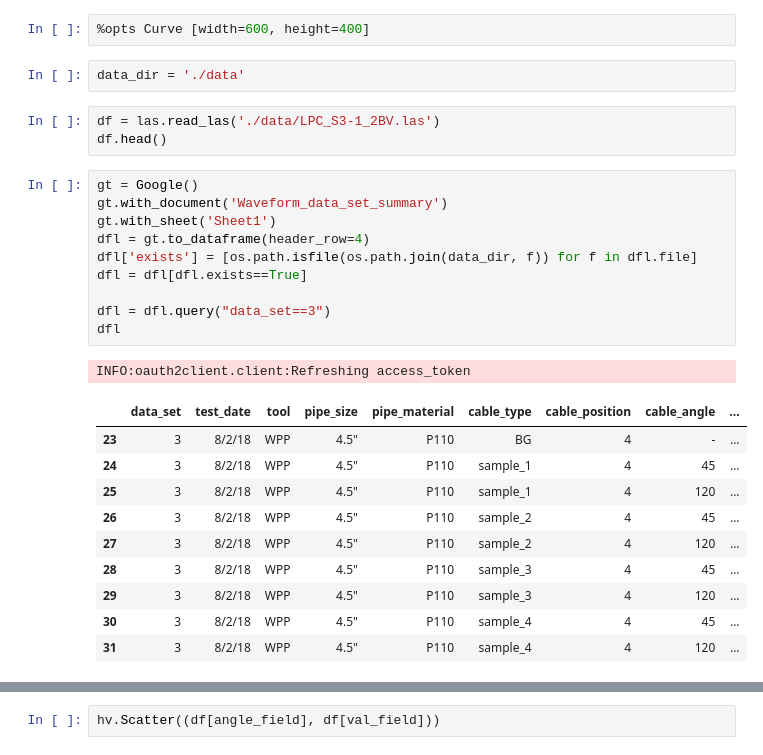
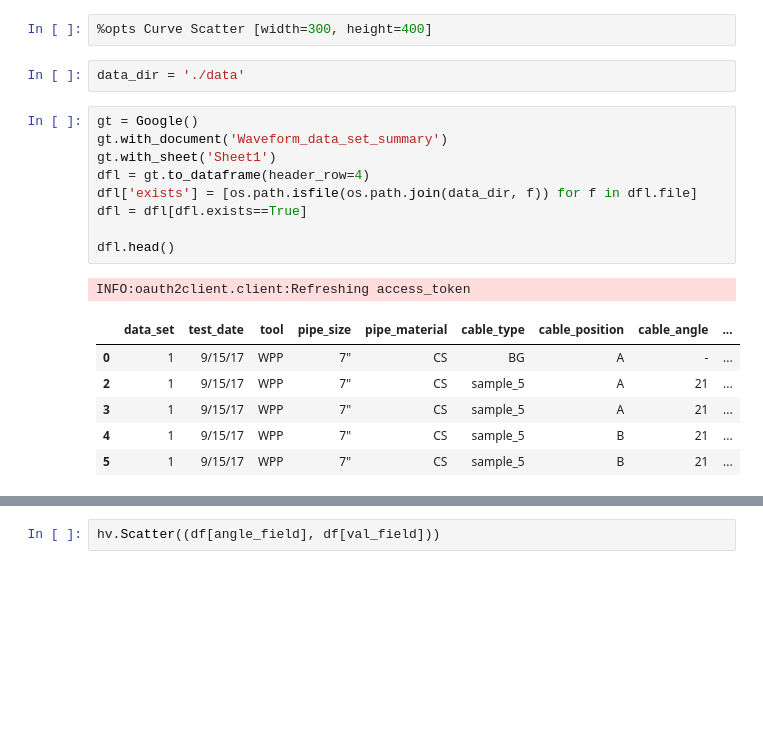
Before and after one commit to robdmc/braket_cable_angle, a Jupyter notebook: curve_shape/parser_dev.ipynb, the cells around one changed output, grey strips where cells are left out. Cells and saved outputs as stored; diff of their text form; blank space fills up the shorter version.

```diff
--- a/curve_shape/parser_dev.ipynb
+++ b/curve_shape/parser_dev.ipynb
@@ -17,31 +18,23 @@ warnings.filterwarnings("ignore")
 [interactive output not drawn]
 [interactive output not drawn]
 # %%
-%opts Curve [width=600, height=400]
+%opts Curve Scatter [width=300, height=400]
 # %%
 data_dir = './data'
-# %%
-df = las.read_las('./data/LPC_S3-1_2BV.las')
-df.head()
 # %%
 gt = Google()
 gt.with_document('Waveform_data_set_summary')
 gt.with_sheet('Sheet1')
 dfl = gt.to_dataframe(header_row=4)
 dfl['exists'] = [os.path.isfile(os.path.join(data_dir, f)) for f in dfl.file]
 dfl = dfl[dfl.exists==True]
 
-dfl = dfl.query("data_set==3")
-dfl
+dfl.head()
 # %% [output]
 INFO:oauth2client.client:Refreshing access_token
 |  | data_set | test_date | tool | pipe_size | pipe_material | cable_type | cable_position | cable_angle | ... |
-| 23 | 3 | 8/2/18 | WPP | 4.5" | P110 | BG | 4 | - | ... |
-| 24 | 3 | 8/2/18 | WPP | 4.5" | P110 | sample_1 | 4 | 45 | ... |
-| 25 | 3 | 8/2/18 | WPP | 4.5" | P110 | sample_1 | 4 | 120 | ... |
-| 26 | 3 | 8/2/18 | WPP | 4.5" | P110 | sample_2 | 4 | 45 | ... |
-| 27 | 3 | 8/2/18 | WPP | 4.5" | P110 | sample_2 | 4 | 120 | ... |
-| 28 | 3 | 8/2/18 | WPP | 4.5" | P110 | sample_3 | 4 | 45 | ... |
-| 29 | 3 | 8/2/18 | WPP | 4.5" | P110 | sample_3 | 4 | 120 | ... |
-| 30 | 3 | 8/2/18 | WPP | 4.5" | P110 | sample_4 | 4 | 45 | ... |
-| 31 | 3 | 8/2/18 | WPP | 4.5" | P110 | sample_4 | 4 | 120 | ... |
+| 0 | 1 | 9/15/17 | WPP | 7" | CS | BG | A | - | ... |
+| 2 | 1 | 9/15/17 | WPP | 7" | CS | sample_5 | A | 21 | ... |
+| 3 | 1 | 9/15/17 | WPP | 7" | CS | sample_5 | A | 21 | ... |
+| 4 | 1 | 9/15/17 | WPP | 7" | CS | sample_5 | B | 21 | ... |
+| 5 | 1 | 9/15/17 | WPP | 7" | CS | sample_5 | B | 21 | ... |
```
Also changed, not shown: parts of 9 cells of this notebook, 2 other files.
